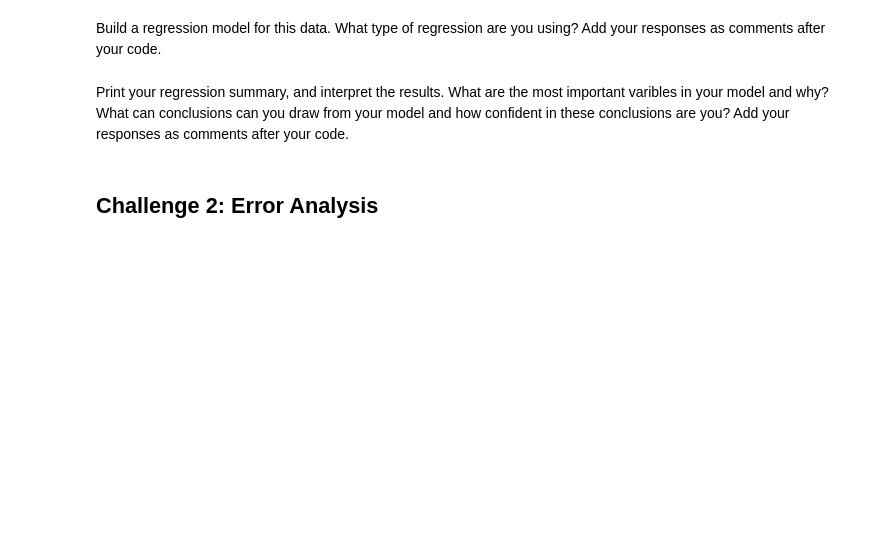
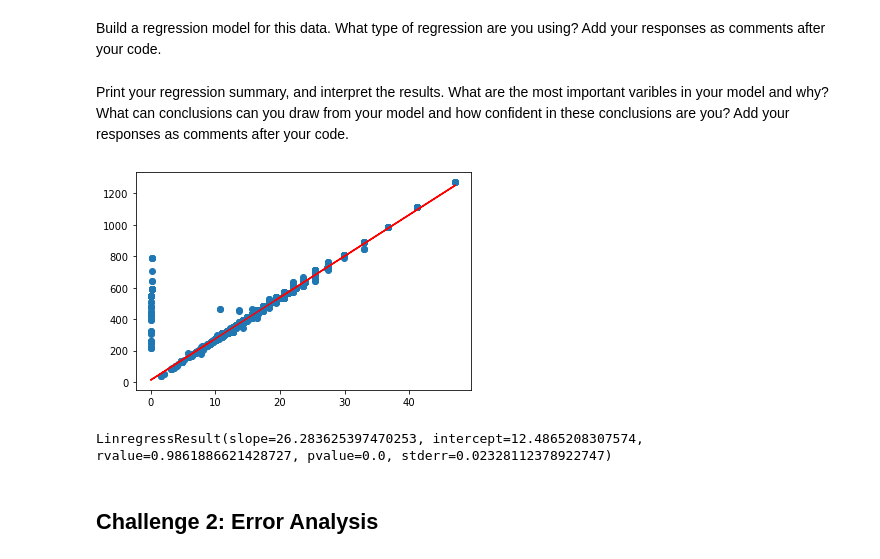
Before and after one commit to ta-data-lis/lab-regression-analysis, a Jupyter notebook: your-code/challenge1.ipynb, the cells around one changed output. Cells and saved outputs as stored; diff of their text form; code cells hidden in the pictures; blank space fills up the shorter version.

```diff
--- a/your-code/challenge1.ipynb
+++ b/your-code/challenge1.ipynb
@@ -63,3 +130,8 @@ Interpret the results of your model. What can conclusions can you draw from your
 For the second part of this lab, we will use the vehicles.csv data set. You can find a copy of the dataset in the git hub folder. This dataset includes variables related to vehicle characteristics, including the model, make, and energy efficiency standards, as well as each car's CO2 emissions. As discussed in class the goal of this exercise is to predict vehicles' CO2 emissions based on several independent variables.
 # %%
 # Import any libraries you may need & the data
+import pandas as pd
+import matplotlib.pyplot as plt
+import numpy as np
+vehicles = pd.read_csv("vehicles.csv")
+vehicles.head()
@@ -76,2 +169,10 @@ Build a regression model for this data. What type of regression are you using? A
+# %%
+# Your response here.
+results = stats.linregress(vehicles["Fuel Barrels/Year"], vehicles["CO2 Emission Grams/Mile"])
+regression_line = results[1] + results[0]*vehicles["Fuel Barrels/Year"]
+
+'''
+I'm using a linear regression due to the strength of the linear relationship between these two variables.
+'''
 # %% [markdown]
 Print your regression summary, and interpret the results. What are the most important varibles in your model and why? What can conclusions can you draw from your model and how confident in these conclusions are you? Add your responses as comments after your code.
@@ -80,3 +179,22 @@ Print your regression summary, and interpret the results. What are the most impo
+# %%
+# Your response here.
+plt.scatter(vehicles["Fuel Barrels/Year"], vehicles["CO2 Emission Grams/Mile"])
+plt.plot(vehicles["Fuel Barrels/Year"], regression_line, color = 'red')
+plt.show()
+print(results)
+'''
+The most important variables in my model are the slope, the intercept and the rvalue. Because the slope and the intercept
+give me my regression line, and the rvalue gives me the strength and direction of the linear relationship between these two
+variables.
+I'm confident that after seeing these results that there is a positive strong linear relationship between the variables,
+and a relationship of causality, which makes perfect sense because the more fuel barrels you consume per year, the more CO2
+you will emit to the atmosphere.
+Of course that there are more factors that influenciate the emissions of CO2 by vehicles but the Fuel Barrels/Year is the
+strongest factor.
+'''
+# %% [output]
+[figure, added]
+LinregressResult(slope=26.283625397470253, intercept=12.4865208307574, rvalue=0.9861886621428727, pvalue=0.0, stderr=0.02328112378922747)
 # %% [markdown]
 ## Challenge 2: Error Analysis
 # %% [markdown]
```
Also changed, not shown: parts of 28 cells of this notebook.
